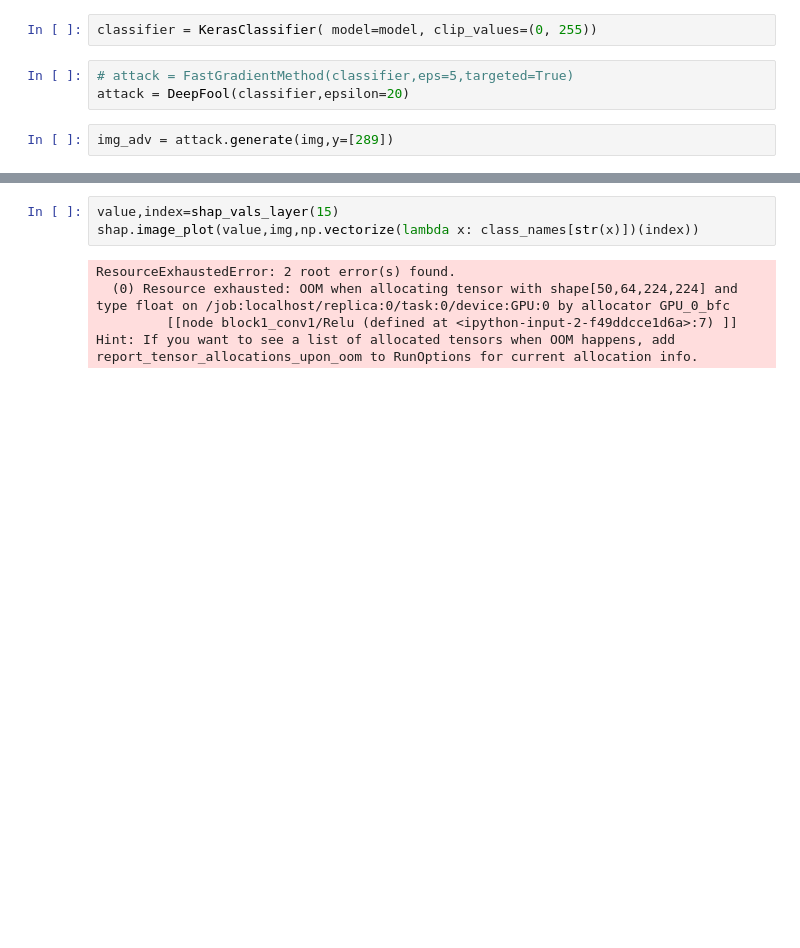
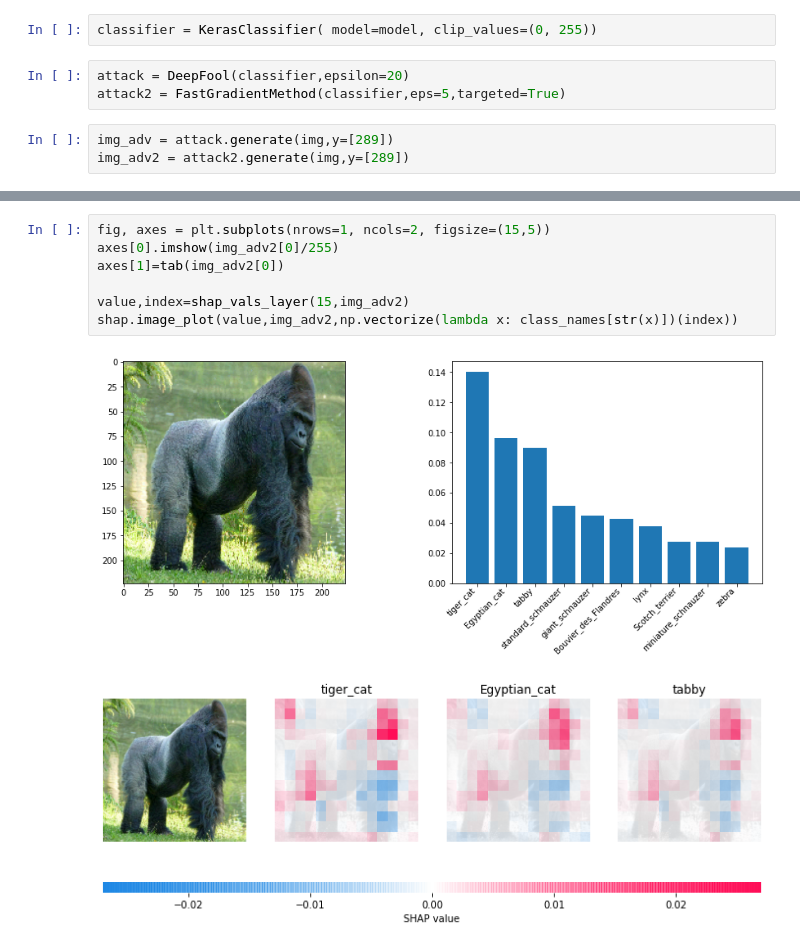
Before and after one commit to SAAF-16/Explainable_AI-Bachelor_Thesis, a Jupyter notebook: Adversarial_Attacks/attacks.ipynb, the cells around one changed output, grey strips where cells are left out. Saved outputs shown, nothing was run; the diff lists cells and outputs as text; blank space fills up the shorter version.

Commit message:
implemented attacks

```diff
--- a/Adversarial_Attacks/attacks.ipynb
+++ b/Adversarial_Attacks/attacks.ipynb
@@ -83,10 +86,11 @@ def shap_vals_layer(n):
 # %%
 classifier = KerasClassifier( model=model, clip_values=(0, 255))
 # %%
-# attack = FastGradientMethod(classifier,eps=5,targeted=True)
 attack = DeepFool(classifier,epsilon=20)
+attack2 = FastGradientMethod(classifier,eps=5,targeted=True)
 # %%
 img_adv = attack.generate(img,y=[289])
+img_adv2 = attack2.generate(img,y=[289])
 # %%
 fig, axes = plt.subplots(nrows=1, ncols=2, figsize=(15,5))
 axes[0].imshow(img[0]/255)
@@ -102,8 +114,10 @@ axes[1]=tab(img_adv[0])
 # %%
-value,index=shap_vals_layer(15)
-shap.image_plot(value,img,np.vectorize(lambda x: class_names[str(x)])(index))
+fig, axes = plt.subplots(nrows=1, ncols=2, figsize=(15,5))
+axes[0].imshow(img_adv2[0]/255)
+axes[1]=tab(img_adv2[0])
+
+value,index=shap_vals_layer(15,img_adv2)
+shap.image_plot(value,img_adv2,np.vectorize(lambda x: class_names[str(x)])(index))
 # %% [output]
-ResourceExhaustedError: 2 root error(s) found.
-  (0) Resource exhausted: OOM when allocating tensor with shape[50,64,224,224] and type float on /job:localhost/replica:0/task:0/device:GPU:0 by allocator GPU_0_bfc
-         [[node block1_conv1/Relu (defined at <ipython-input-2-f49ddcce1d6a>:7) ]]
-Hint: If you want to see a list of allocated tensors when OOM happens, add report_tensor_allocations_upon_oom to RunOptions for current allocation info.
+[figure, added]
+[figure, added]
```
Also changed, not shown: parts of 7 cells of this notebook.
